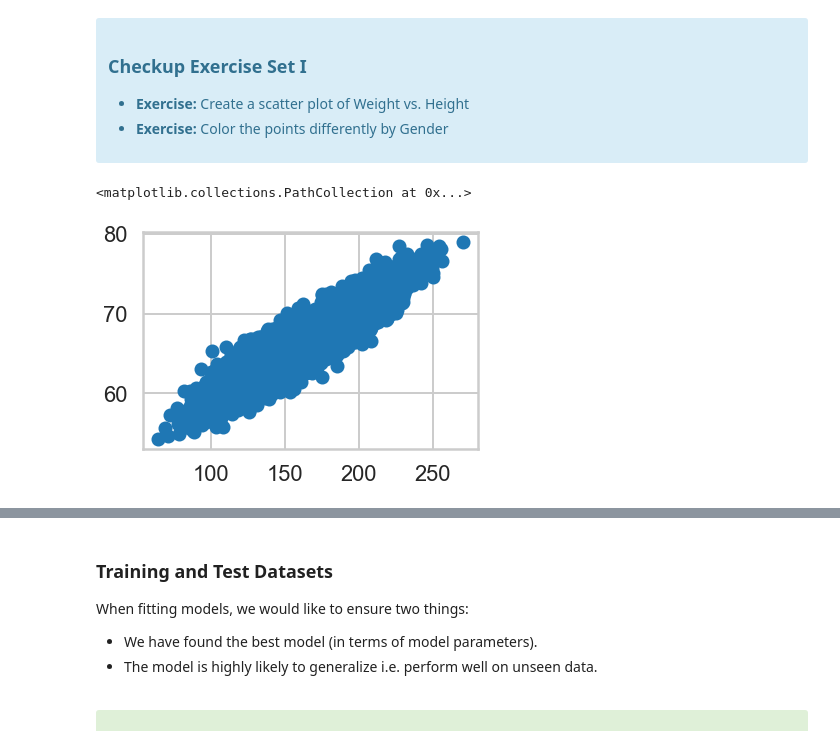
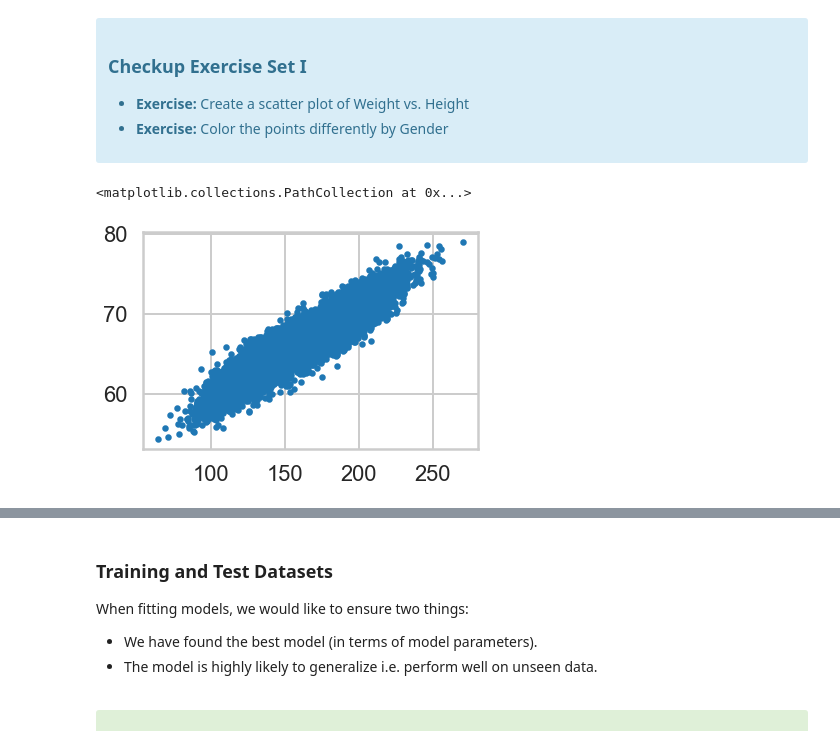
Before and after one commit to zackhoustontx/SpringBoard, a Jupyter notebook: machine_learning_logistic_regression/Mini_Project_Logistic_Regression.ipynb, the cells around one changed output, grey strips where cells are left out. Cells and saved outputs as stored; diff of their text form; code cells hidden in the pictures.

```diff
--- a/machine_learning_logistic_regression/Mini_Project_Logistic_Regression.ipynb
+++ b/machine_learning_logistic_regression/Mini_Project_Logistic_Regression.ipynb
@@ -122,7 +122,7 @@ with the "response" or "label" $y$ as a plain array of 0s and 1s for binary clas
 </div>
 # %%
 # your turn
-plt.scatter(dflog.Weight, dflog.Height)
+plt.scatter(dflog.Weight, dflog.Height,s=20)
 # %% [output]
 <matplotlib.collections.PathCollection at 0x...>
-[figure, old version]
+[figure, new version]
```
Also changed, not shown: parts of 2 cells of this notebook.
